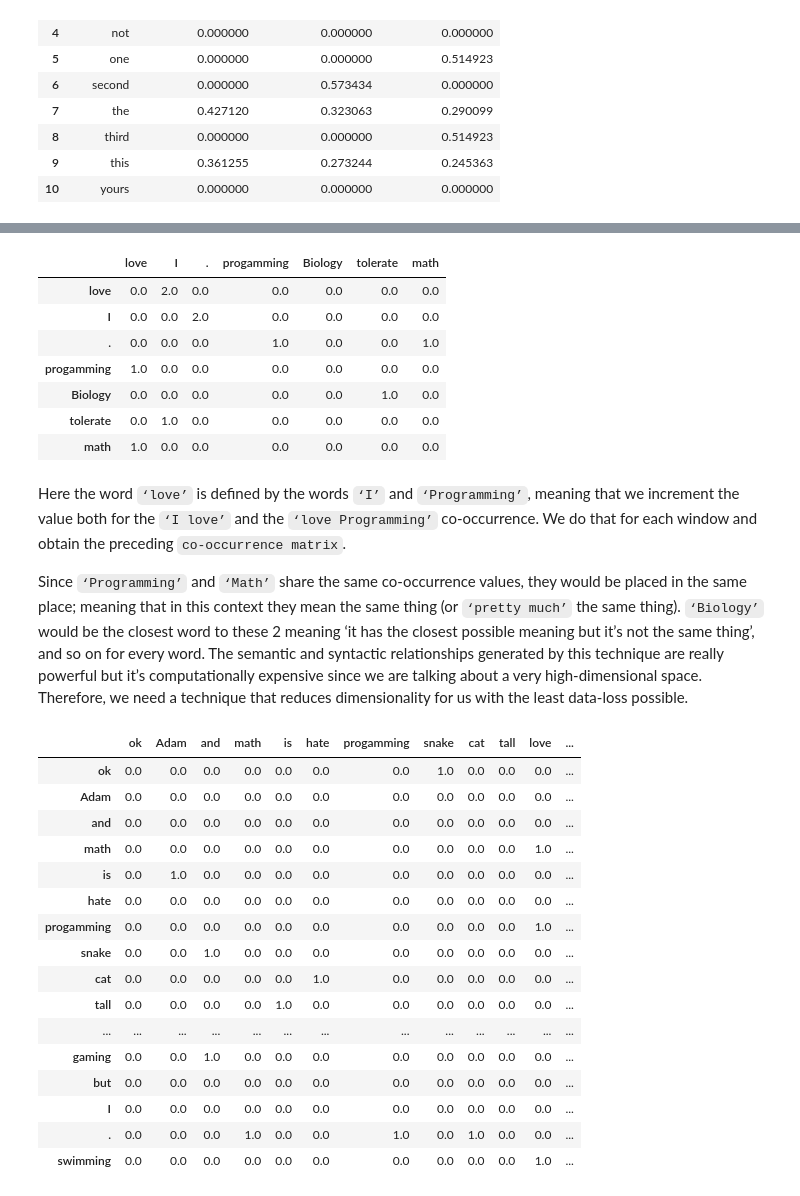
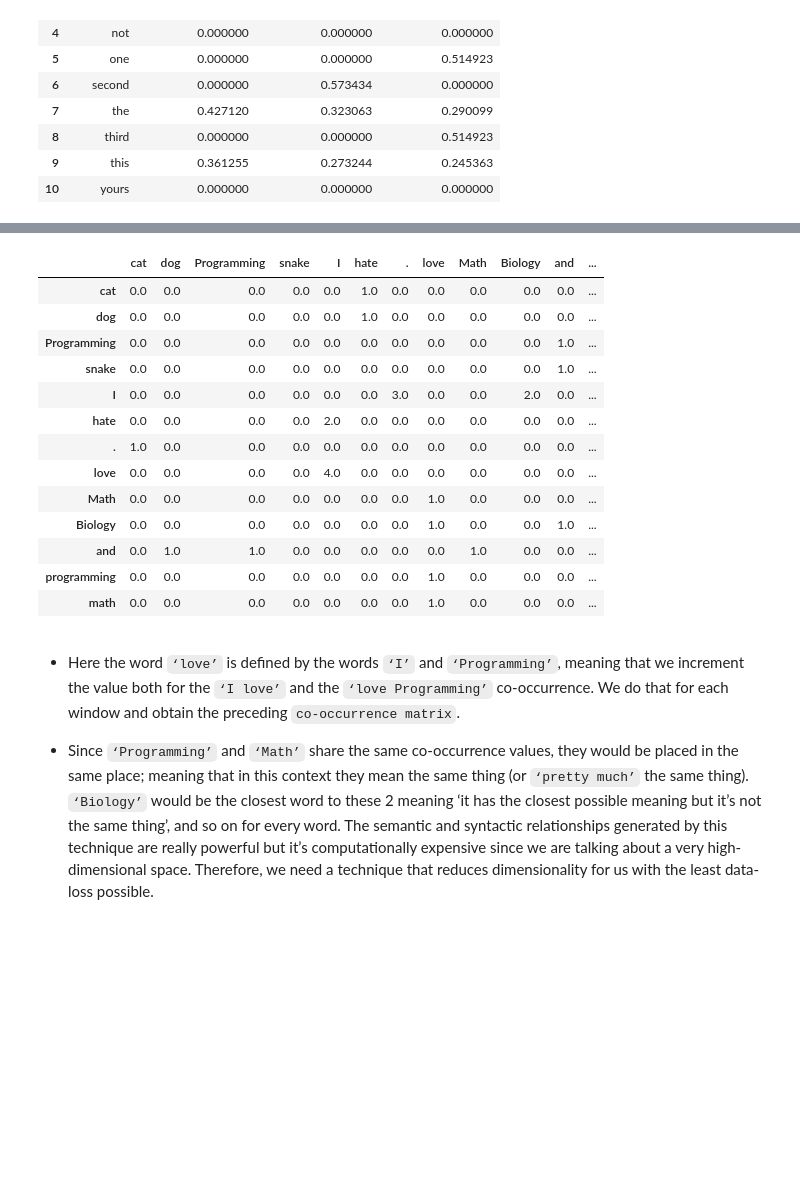
Before and after one commit to NhanDoV/Kaggle-6-first-projects, a Jupyter notebook: NLP_Text_Classification/Embedding.ipynb, the cells around one changed output, grey strips where cells are left out. Cells and saved outputs as stored; diff of their text form; code cells hidden in the pictures; blank space fills up the shorter version.

```diff
--- a/NLP_Text_Classification/Embedding.ipynb
+++ b/NLP_Text_Classification/Embedding.ipynb
@@ -231,0 +369,3 @@ A co-occurrence matrix or co-occurrence distribution is a matrix that is defined
+# %%
+vocab_index = {word: i for i, word in enumerate(vocab)}
+vocab_index
@@ -231,0 +387,3 @@ A co-occurrence matrix or co-occurrence distribution is a matrix that is defined
+# %%
+bi_grams = list(bigrams(data))
+bi_grams
@@ -231,0 +407,3 @@ A co-occurrence matrix or co-occurrence distribution is a matrix that is defined
+# %%
+bigram_freq = nltk.FreqDist(bi_grams).most_common(len(bi_grams))
+bigram_freq
@@ -231,0 +435,7 @@ A co-occurrence matrix or co-occurrence distribution is a matrix that is defined
+# %%
+co_occurrence_matrix = np.zeros((len(vocab), len(vocab)))
+for bigram in bigram_freq:
+    current = bigram[0][1]   ## row 1 ([0]); col 2 ([1]) of the first set in the 2D-set
+    previous = bigram[0][0]  ## row 1, col 1
+    count = bigram[1]        ## the values in the 2nd set
+    print(bigram, '\t\t', current, "\t\t", previous, "\t\t",count)
@@ -269,53 +511,31 @@ def generate_co_occurrence_matrix(corpus):
 # %%
-text_1 = [["I", "love", "math", "." , "I", "love", "progamming", ".", "I", "tolerate", "Biology"]]
+text = [["I", "love", "math", "." , "I", "love", "programming", ".", "I", "love", "Biology"],
+         ["I", "love", "Math", "and", "Programming", "and", "Biology"],
+         ["I", "hate", "cat", "." , "I", "hate", "dog", "and", "snake"]]
 
 # Create one list using many lists
-data = list(itertools.chain.from_iterable(text_1))
+data = list(itertools.chain.from_iterable(text))
 matrix, vocab_index = generate_co_occurrence_matrix(data)
 
 data_matrix = pd.DataFrame(matrix, index=vocab_index,
                              columns=vocab_index)
 data_matrix
 # %% [output]
-|  | love | I | . | progamming | Biology | tolerate | math |
-| love | 0.0 | 2.0 | 0.0 | 0.0 | 0.0 | 0.0 | 0.0 |
-| I | 0.0 | 0.0 | 2.0 | 0.0 | 0.0 | 0.0 | 0.0 |
-| . | 0.0 | 0.0 | 0.0 | 1.0 | 0.0 | 0.0 | 1.0 |
-| progamming | 1.0 | 0.0 | 0.0 | 0.0 | 0.0 | 0.0 | 0.0 |
-| Biology | 0.0 | 0.0 | 0.0 | 0.0 | 0.0 | 1.0 | 0.0 |
-| tolerate | 0.0 | 1.0 | 0.0 | 0.0 | 0.0 | 0.0 | 0.0 |
-| math | 1.0 | 0.0 | 0.0 | 0.0 | 0.0 | 0.0 | 0.0 |
+|  | cat | dog | Programming | snake | I | hate | . | love | Math | Biology | and | ... |
+| cat | 0.0 | 0.0 | 0.0 | 0.0 | 0.0 | 1.0 | 0.0 | 0.0 | 0.0 | 0.0 | 0.0 | ... |
+| dog | 0.0 | 0.0 | 0.0 | 0.0 | 0.0 | 1.0 | 0.0 | 0.0 | 0.0 | 0.0 | 0.0 | ... |
+| Programming | 0.0 | 0.0 | 0.0 | 0.0 | 0.0 | 0.0 | 0.0 | 0.0 | 0.0 | 0.0 | 1.0 | ... |
+| snake | 0.0 | 0.0 | 0.0 | 0.0 | 0.0 | 0.0 | 0.0 | 0.0 | 0.0 | 0.0 | 1.0 | ... |
+| I | 0.0 | 0.0 | 0.0 | 0.0 | 0.0 | 0.0 | 3.0 | 0.0 | 0.0 | 2.0 | 0.0 | ... |
+| hate | 0.0 | 0.0 | 0.0 | 0.0 | 2.0 | 0.0 | 0.0 | 0.0 | 0.0 | 0.0 | 0.0 | ... |
+| . | 1.0 | 0.0 | 0.0 | 0.0 | 0.0 | 0.0 | 0.0 | 0.0 | 0.0 | 0.0 | 0.0 | ... |
+| love | 0.0 | 0.0 | 0.0 | 0.0 | 4.0 | 0.0 | 0.0 | 0.0 | 0.0 | 0.0 | 0.0 | ... |
+| Math | 0.0 | 0.0 | 0.0 | 0.0 | 0.0 | 0.0 | 0.0 | 1.0 | 0.0 | 0.0 | 0.0 | ... |
+| Biology | 0.0 | 0.0 | 0.0 | 0.0 | 0.0 | 0.0 | 0.0 | 1.0 | 0.0 | 0.0 | 1.0 | ... |
+| and | 0.0 | 1.0 | 1.0 | 0.0 | 0.0 | 0.0 | 0.0 | 0.0 | 1.0 | 0.0 | 0.0 | ... |
+| programming | 0.0 | 0.0 | 0.0 | 0.0 | 0.0 | 0.0 | 0.0 | 1.0 | 0.0 | 0.0 | 0.0 | ... |
+| math | 0.0 | 0.0 | 0.0 | 0.0 | 0.0 | 0.0 | 0.0 | 1.0 | 0.0 | 0.0 | 0.0 | ... |
 # %% [markdown]
-Here the word `‘love’` is defined by the words `‘I’` and `‘Programming’`, meaning that we increment the value both for the `‘I love’` and the `‘love Programming’` co-occurrence. We do that for each window and obtain the preceding `co-occurrence matrix`.
+- Here the word `‘love’` is defined by the words `‘I’` and `‘Programming’`, meaning that we increment the value both for the `‘I love’` and the `‘love Programming’` co-occurrence. We do that for each window and obtain the preceding `co-occurrence matrix`.
 
-Since `‘Programming’` and `‘Math’` share the same co-occurrence values, they would be placed in the same place; meaning that in this context they mean the same thing (or `‘pretty much’` the same thing). `‘Biology’` would be the closest word to these 2 meaning ‘it has the closest possible meaning but it’s not the same thing’, and so on for every word. The semantic and syntactic relationships generated by this technique are really powerful but it’s computationally expensive since we are talking about a very high-dimensional space. Therefore, we need a technique that reduces dimensionality for us with the least data-loss possible.
+- Since `‘Programming’` and `‘Math’` share the same co-occurrence values, they would be placed in the same place; meaning that in this context they mean the same thing (or `‘pretty much’` the same thing). `‘Biology’` would be the closest word to these 2 meaning ‘it has the closest possible meaning but it’s not the same thing’, and so on for every word. The semantic and syntactic relationships generated by this technique are really powerful but it’s computationally expensive since we are talking about a very high-dimensional space. Therefore, we need a technique that reduces dimensionality for us with the least data-loss possible.
-# %%
-text_2 = [["I", "love", "math", "." , "I", "love", "progamming", "."],
-          ["I", "love", "swimming", "and", "gaming"],
-             ["I", "hate", "cat", "." , "I", "hate", "dog", "and", "snake"],
-             ["ok", "Jane", "is", "fat", "but", "Adam", "is", "tall"]]
-
-data = list(itertools.chain.from_iterable(text_2))
-matrix, vocab_index = generate_co_occurrence_matrix(data)
-
-data_matrix = pd.DataFrame(matrix, index=vocab_index,
-                             columns=vocab_index)
-data_matrix
-# %% [output]
-|  | ok | Adam | and | math | is | hate | progamming | snake | cat | tall | love | ... |
-| ok | 0.0 | 0.0 | 0.0 | 0.0 | 0.0 | 0.0 | 0.0 | 1.0 | 0.0 | 0.0 | 0.0 | ... |
-| Adam | 0.0 | 0.0 | 0.0 | 0.0 | 0.0 | 0.0 | 0.0 | 0.0 | 0.0 | 0.0 | 0.0 | ... |
-| and | 0.0 | 0.0 | 0.0 | 0.0 | 0.0 | 0.0 | 0.0 | 0.0 | 0.0 | 0.0 | 0.0 | ... |
-| math | 0.0 | 0.0 | 0.0 | 0.0 | 0.0 | 0.0 | 0.0 | 0.0 | 0.0 | 0.0 | 1.0 | ... |
-| is | 0.0 | 1.0 | 0.0 | 0.0 | 0.0 | 0.0 | 0.0 | 0.0 | 0.0 | 0.0 | 0.0 | ... |
-| hate | 0.0 | 0.0 | 0.0 | 0.0 | 0.0 | 0.0 | 0.0 | 0.0 | 0.0 | 0.0 | 0.0 | ... |
-| progamming | 0.0 | 0.0 | 0.0 | 0.0 | 0.0 | 0.0 | 0.0 | 0.0 | 0.0 | 0.0 | 1.0 | ... |
-| snake | 0.0 | 0.0 | 1.0 | 0.0 | 0.0 | 0.0 | 0.0 | 0.0 | 0.0 | 0.0 | 0.0 | ... |
-| cat | 0.0 | 0.0 | 0.0 | 0.0 | 0.0 | 1.0 | 0.0 | 0.0 | 0.0 | 0.0 | 0.0 | ... |
-| tall | 0.0 | 0.0 | 0.0 | 0.0 | 1.0 | 0.0 | 0.0 | 0.0 | 0.0 | 0.0 | 0.0 | ... |
-| ... | ... | ... | ... | ... | ... | ... | ... | ... | ... | ... | ... | ... |
-| gaming | 0.0 | 0.0 | 1.0 | 0.0 | 0.0 | 0.0 | 0.0 | 0.0 | 0.0 | 0.0 | 0.0 | ... |
-| but | 0.0 | 0.0 | 0.0 | 0.0 | 0.0 | 0.0 | 0.0 | 0.0 | 0.0 | 0.0 | 0.0 | ... |
-| I | 0.0 | 0.0 | 0.0 | 0.0 | 0.0 | 0.0 | 0.0 | 0.0 | 0.0 | 0.0 | 0.0 | ... |
-| . | 0.0 | 0.0 | 0.0 | 1.0 | 0.0 | 0.0 | 1.0 | 0.0 | 1.0 | 0.0 | 0.0 | ... |
-| swimming | 0.0 | 0.0 | 0.0 | 0.0 | 0.0 | 0.0 | 0.0 | 0.0 | 0.0 | 0.0 | 1.0 | ... |
```
Also changed, not shown: parts of 22 cells of this notebook.
